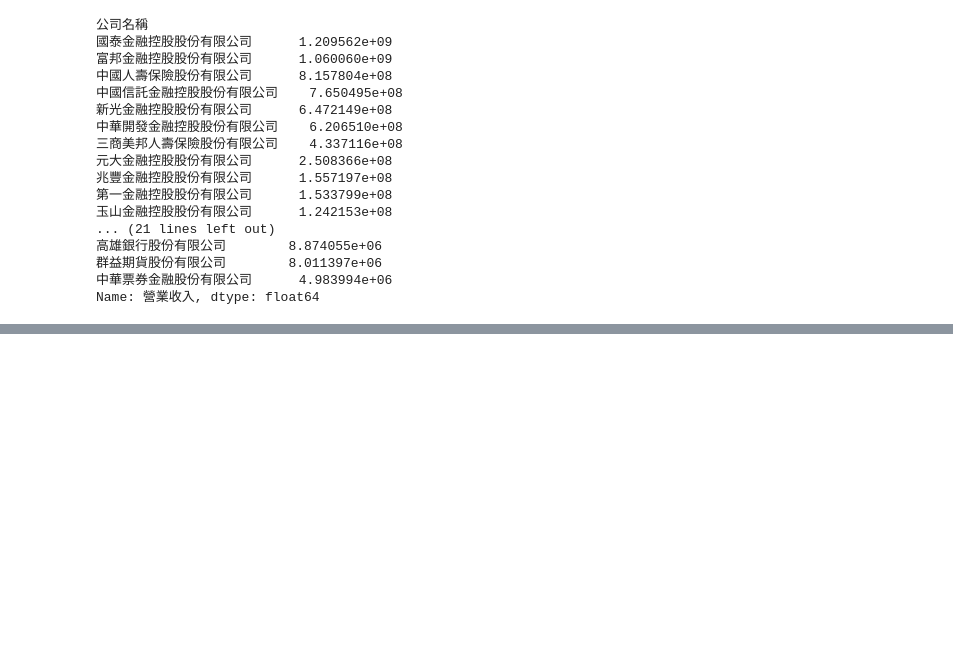
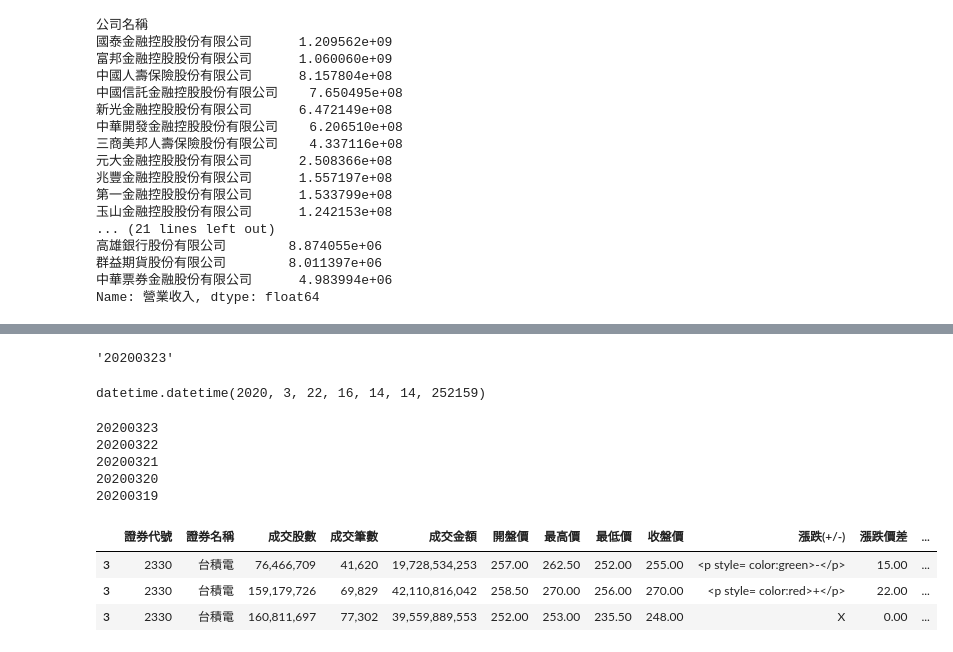
Before and after one commit to ywchiu/taipeifubon, a Jupyter notebook: Demo20200323.ipynb, the cells around one changed output, grey strips where cells are left out. Saved outputs shown, nothing was run; the diff lists cells and outputs as text; code cells hidden in the pictures; blank space fills up the shorter version.

```diff
--- a/Demo20200323.ipynb
+++ b/Demo20200323.ipynb
@@ -375,0 +487,47 @@ Name: 營業收入, dtype: float64
+# %%
+import pandas
+stock = pandas.DataFrame(jd['data1'])
+stock.columns = jd['fields1']
+# %%
+from datetime import datetime, timedelta
+datetime.now().strftime('%Y%m%d')
+# %% [output]
+'20200323'
+# %%
+current_time = datetime.now()
+# %%
+current_time - timedelta(days = 1)
+# %% [output]
+datetime.datetime(2020, 3, 22, 16, 14, 14, 252159)
+# %%
+import time
+qurl  = 'https://www.twse.com.tw/exchangeReport/MI_INDEX?response=json&date={}&type=24'
+
+stock_ary = []
+for i in range(5):
+    dt = (current_time - timedelta(days = i)).strftime('%Y%m%d')
+    print(dt)
+    #qurl = qurl.format(dt)
+    res = requests.get(qurl.format(dt))
+    jd = res.json()
+    if jd.get('data1'):
+        stock = pandas.DataFrame(jd['data1'])
+        stock.columns = jd['fields1']
+        stock['ymd'] = dt
+        stock_ary.append(stock)
+        time.sleep(3)
+# %% [output]
+20200323
+20200322
+20200321
+20200320
+20200319
+# %%
+stockdf = pandas.concat(stock_ary)
+# %%
+stockdf[stockdf['證券代號'] == '2330']
+# %% [output]
+|  | 證券代號 | 證券名稱 | 成交股數 | 成交筆數 | 成交金額 | 開盤價 | 最高價 | 最低價 | 收盤價 | 漲跌(+/-) | 漲跌價差 | ... |
+| 3 | 2330 | 台積電 | 76,466,709 | 41,620 | 19,728,534,253 | 257.00 | 262.50 | 252.00 | 255.00 | <p style= color:green>-</p> | 15.00 | ... |
+| 3 | 2330 | 台積電 | 159,179,726 | 69,829 | 42,110,816,042 | 258.50 | 270.00 | 256.00 | 270.00 | <p style= color:red>+</p> | 22.00 | ... |
+| 3 | 2330 | 台積電 | 160,811,697 | 77,302 | 39,559,889,553 | 252.00 | 253.00 | 235.50 | 248.00 | X | 0.00 | ... |
```
Also changed, not shown: parts of 23 cells of this notebook.
